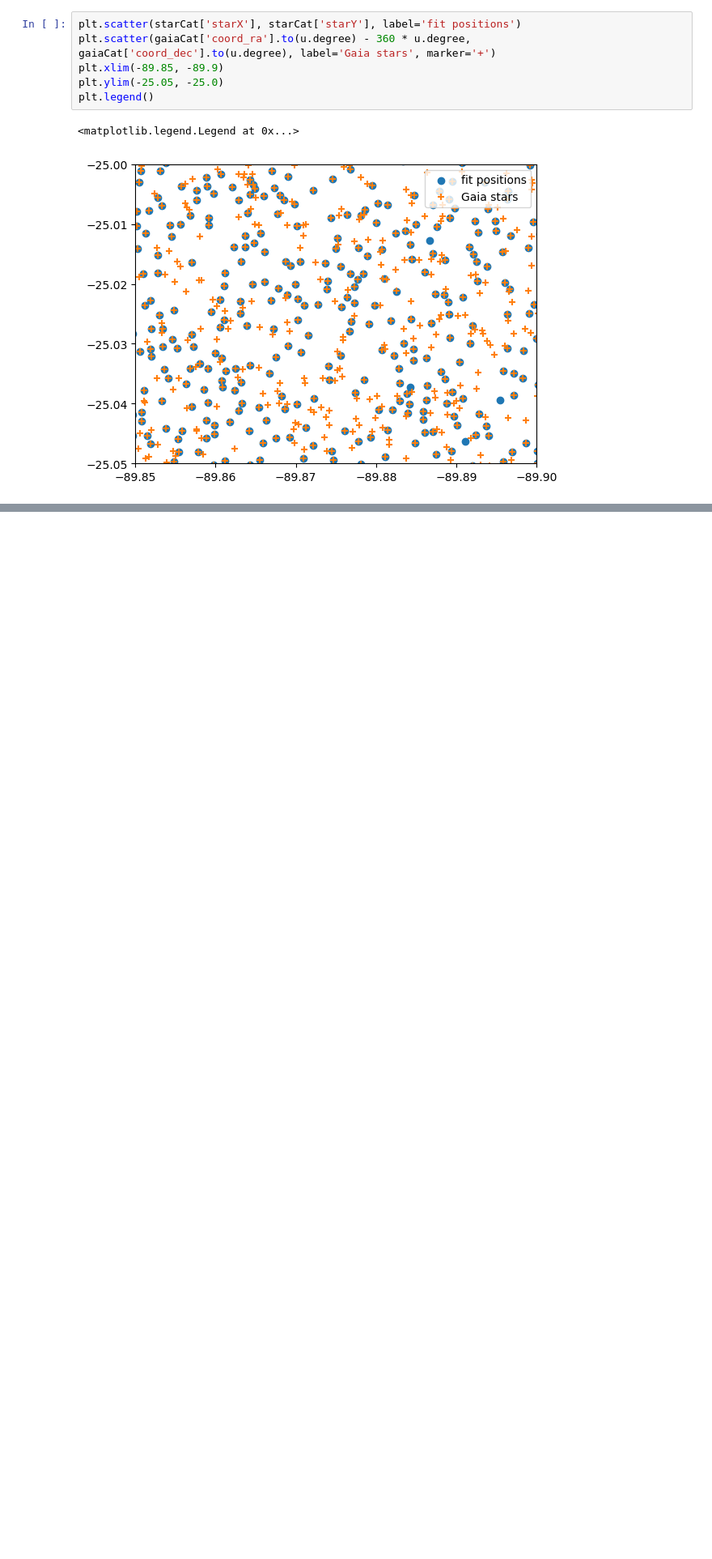
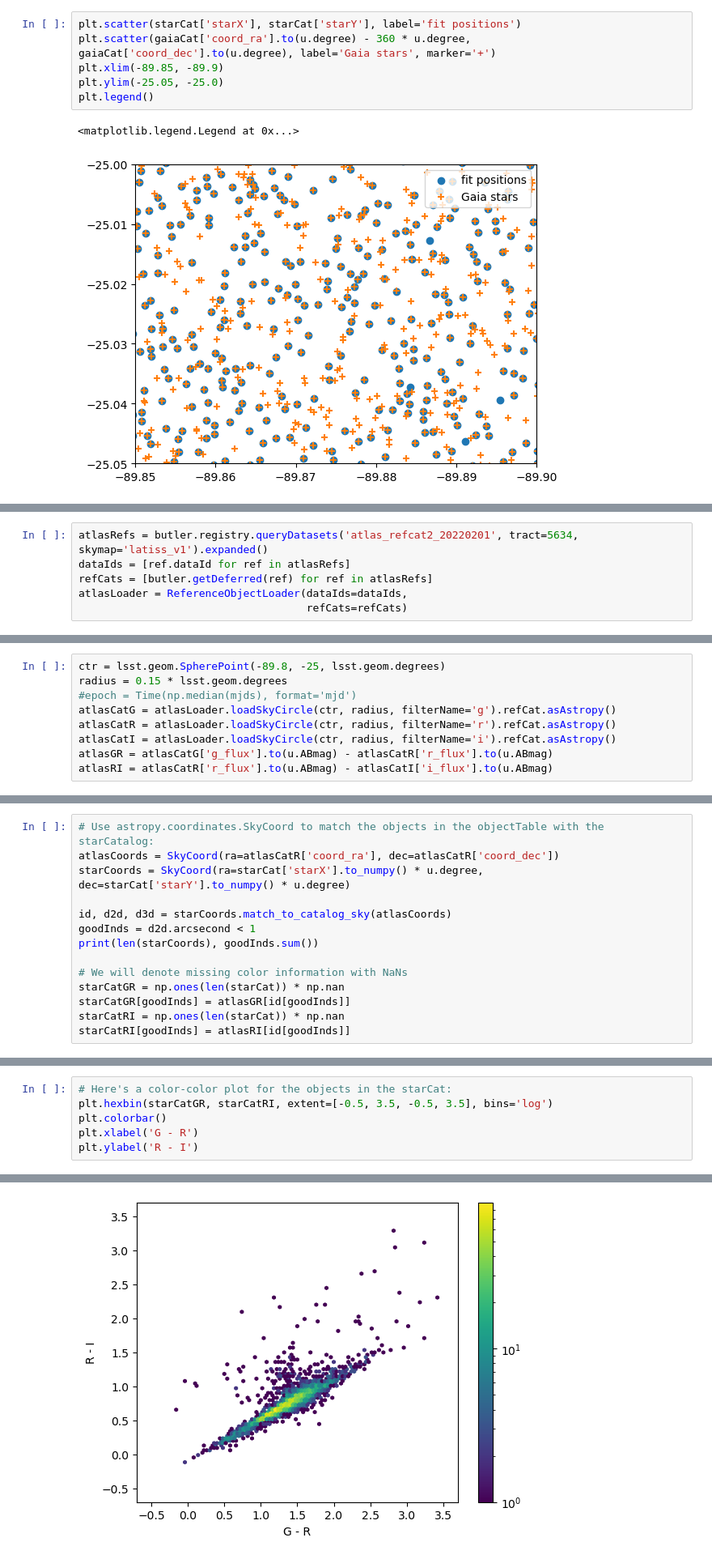
Before and after one commit to cmsaunders/dm_notebooks, a Jupyter notebook: GBDES_residual_analysis_demo.ipynb, the cells around one changed output, grey strips where cells are left out. Shown: that part at 81% size. Cells and saved outputs as stored; diff of their text form; blank space fills up the shorter version.

Commit message:
Add color catalog and documentation

```diff
--- a/GBDES_residual_analysis_demo.ipynb
+++ b/GBDES_residual_analysis_demo.ipynb
@@ -220,0 +403,6 @@ gaiaCat.colnames
+# %%
+atlasRefs = butler.registry.queryDatasets('atlas_refcat2_20220201', tract=5634, skymap='latiss_v1').expanded()
+dataIds = [ref.dataId for ref in atlasRefs]
+refCats = [butler.getDeferred(ref) for ref in atlasRefs]
+atlasLoader = ReferenceObjectLoader(dataIds=dataIds,
+                                    refCats=refCats)
@@ -220,0 +430,9 @@ gaiaCat.colnames
+# %%
+ctr = lsst.geom.SpherePoint(-89.8, -25, lsst.geom.degrees)
+radius = 0.15 * lsst.geom.degrees
+#epoch = Time(np.median(mjds), format='mjd')
+atlasCatG = atlasLoader.loadSkyCircle(ctr, radius, filterName='g').refCat.asAstropy()
+atlasCatR = atlasLoader.loadSkyCircle(ctr, radius, filterName='r').refCat.asAstropy()
+atlasCatI = atlasLoader.loadSkyCircle(ctr, radius, filterName='i').refCat.asAstropy()
+atlasGR = atlasCatG['g_flux'].to(u.ABmag) - atlasCatR['r_flux'].to(u.ABmag)
+atlasRI = atlasCatR['r_flux'].to(u.ABmag) - atlasCatI['i_flux'].to(u.ABmag)
@@ -220,0 +446,14 @@ gaiaCat.colnames
+# %%
+# Use astropy.coordinates.SkyCoord to match the objects in the objectTable with the starCatalog:
+atlasCoords = SkyCoord(ra=atlasCatR['coord_ra'], dec=atlasCatR['coord_dec'])
+starCoords = SkyCoord(ra=starCat['starX'].to_numpy() * u.degree, dec=starCat['starY'].to_numpy() * u.degree)
+
+id, d2d, d3d = starCoords.match_to_catalog_sky(atlasCoords)
+goodInds = d2d.arcsecond < 1
+print(len(starCoords), goodInds.sum())
+
+# We will denote missing color information with NaNs
+starCatGR = np.ones(len(starCat)) * np.nan
+starCatGR[goodInds] = atlasGR[id[goodInds]]
+starCatRI = np.ones(len(starCat)) * np.nan
+starCatRI[goodInds] = atlasRI[id[goodInds]]
@@ -220,0 +462,7 @@ gaiaCat.colnames
+# %%
+# Here's a color-color plot for the objects in the starCat:
+plt.hexbin(starCatGR, starCatRI, extent=[-0.5, 3.5, -0.5, 3.5], bins='log')
+plt.colorbar()
+plt.xlabel('G - R')
+plt.ylabel('R - I')
+# %% [output]
@@ -220,0 +470 @@ gaiaCat.colnames
+[figure, added]
```
Also changed, not shown: parts of 39 cells of this notebook.
